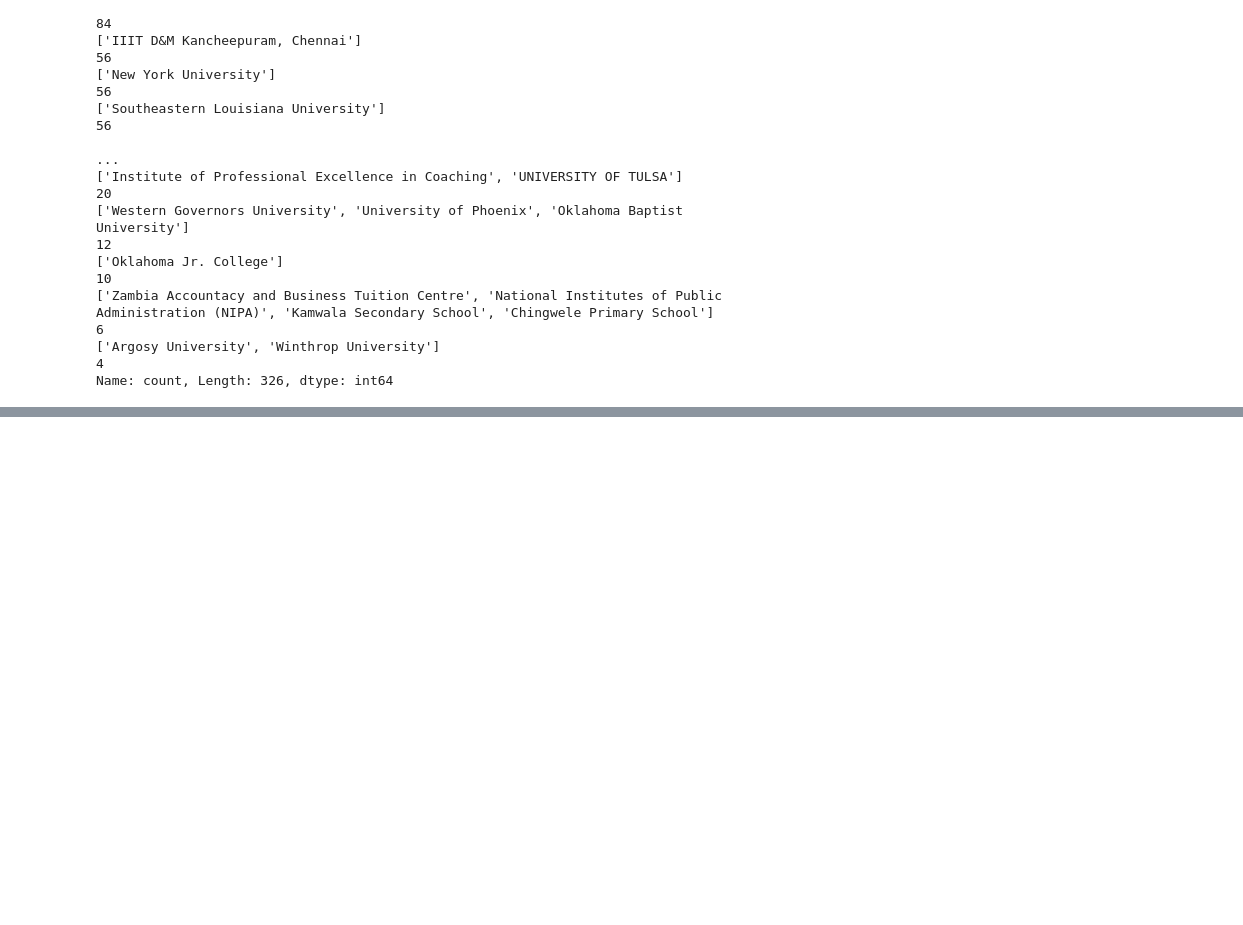
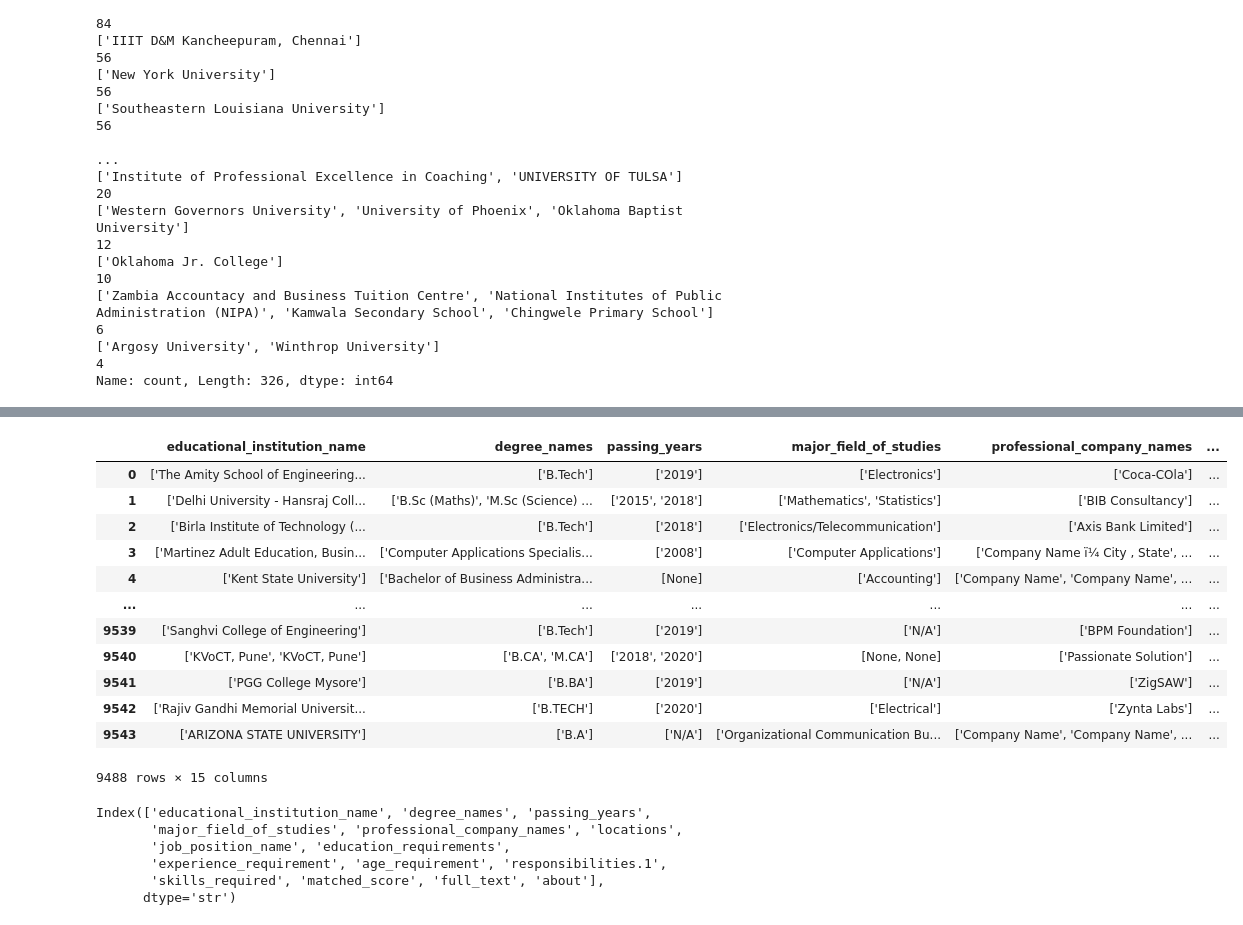
Before and after one commit to Naman21036/JobLens-Skill-Gap-Analysis-Platform, a Jupyter notebook: notebooks/eda_resume.ipynb, the cells around one changed output, grey strips where cells are left out. Drawn from its saved outputs; the diff is of its cells as text; code cells hidden in the pictures; blank space fills up the shorter version.

```diff
--- a/notebooks/eda_resume.ipynb
+++ b/notebooks/eda_resume.ipynb
@@ -155,0 +193,44 @@ df.loc[df['degree_names'].isnull(), 'degree_names'] = "B.Tech"
+# %%
+df = df.rename(columns={
+    "related_skils_in_job": "job_related_skills",
+    "experiencere_requirement": "experience_requirement",
+    "job_position_name": "job_position",
+    "educationaL_requirements": "education_requirements"
+})
+# %%
+about = [
+    "career_objective",
+    "skills",
+    "responsibilities",
+    "positions",
+    "job_related_skills"
+]
+
+df["about"] = df[about].fillna("").agg(" ".join, axis=1)
+# %%
+df.drop(columns=about,inplace=True)
+# %%
+df
+# %% [output]
+|  | educational_institution_name | degree_names | passing_years | major_field_of_studies | professional_company_names | ... |
+| 0 | ['The Amity School of Engineering... | ['B.Tech'] | ['2019'] | ['Electronics'] | ['Coca-COla'] | ... |
+| 1 | ['Delhi University - Hansraj Coll... | ['B.Sc (Maths)', 'M.Sc (Science) ... | ['2015', '2018'] | ['Mathematics', 'Statistics'] | ['BIB Consultancy'] | ... |
+| 2 | ['Birla Institute of Technology (... | ['B.Tech'] | ['2018'] | ['Electronics/Telecommunication'] | ['Axis Bank Limited'] | ... |
+| 3 | ['Martinez Adult Education, Busin... | ['Computer Applications Specialis... | ['2008'] | ['Computer Applications'] | ['Company Name ï¼ City , State', ... | ... |
+| 4 | ['Kent State University'] | ['Bachelor of Business Administra... | [None] | ['Accounting'] | ['Company Name', 'Company Name', ... | ... |
+| ... | ... | ... | ... | ... | ... | ... |
+| 9539 | ['Sanghvi College of Engineering'] | ['B.Tech'] | ['2019'] | ['N/A'] | ['BPM Foundation'] | ... |
+| 9540 | ['KVoCT, Pune', 'KVoCT, Pune'] | ['B.CA', 'M.CA'] | ['2018', '2020'] | [None, None] | ['Passionate Solution'] | ... |
+| 9541 | ['PGG College Mysore'] | ['B.BA'] | ['2019'] | ['N/A'] | ['ZigSAW'] | ... |
+| 9542 | ['Rajiv Gandhi Memorial Universit... | ['B.TECH'] | ['2020'] | ['Electrical'] | ['Zynta Labs'] | ... |
+| 9543 | ['ARIZONA STATE UNIVERSITY'] | ['B.A'] | ['N/A'] | ['Organizational Communication Bu... | ['Company Name', 'Company Name', ... | ... |
+9488 rows × 15 columns
+# %%
+df.columns
+# %% [output]
+Index(['educational_institution_name', 'degree_names', 'passing_years',
+       'major_field_of_studies', 'professional_company_names', 'locations',
+       '﻿job_position_name', 'education_requirements',
+       'experience_requirement', 'age_requirement', 'responsibilities.1',
+       'skills_required', 'matched_score', 'full_text', 'about'],
+      dtype='str')
```
Also changed, not shown: parts of 8 cells of this notebook.
